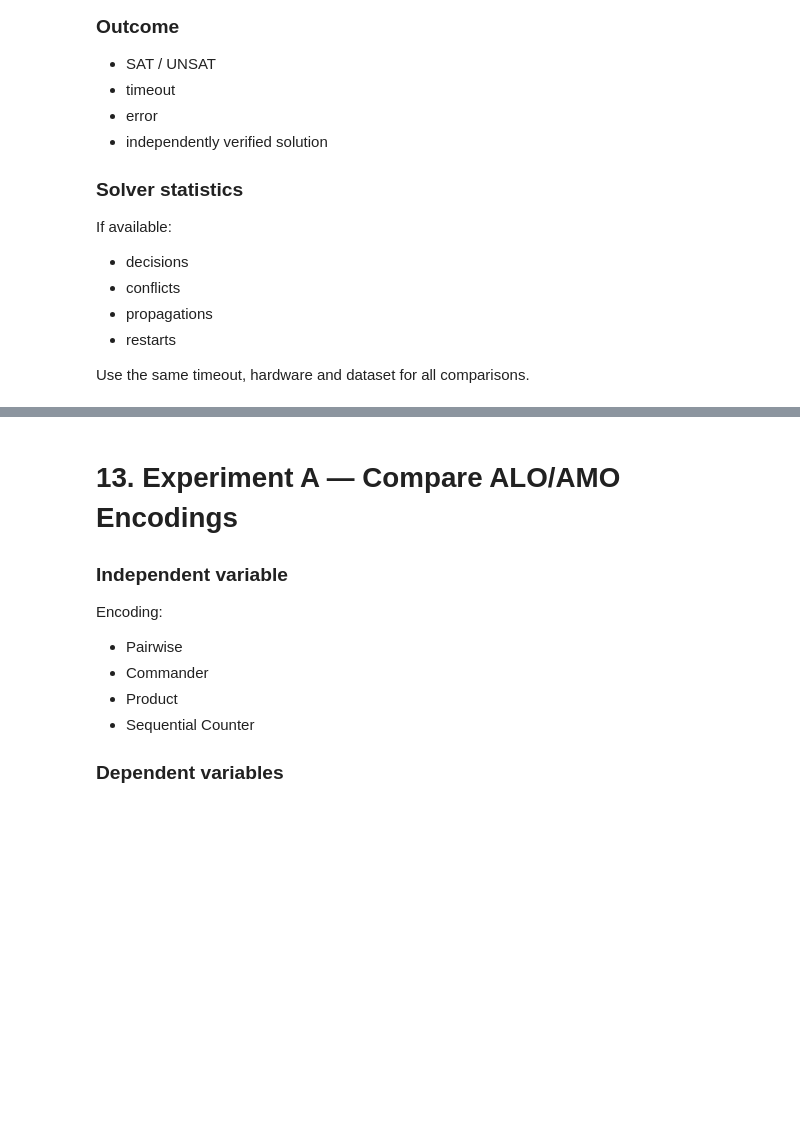
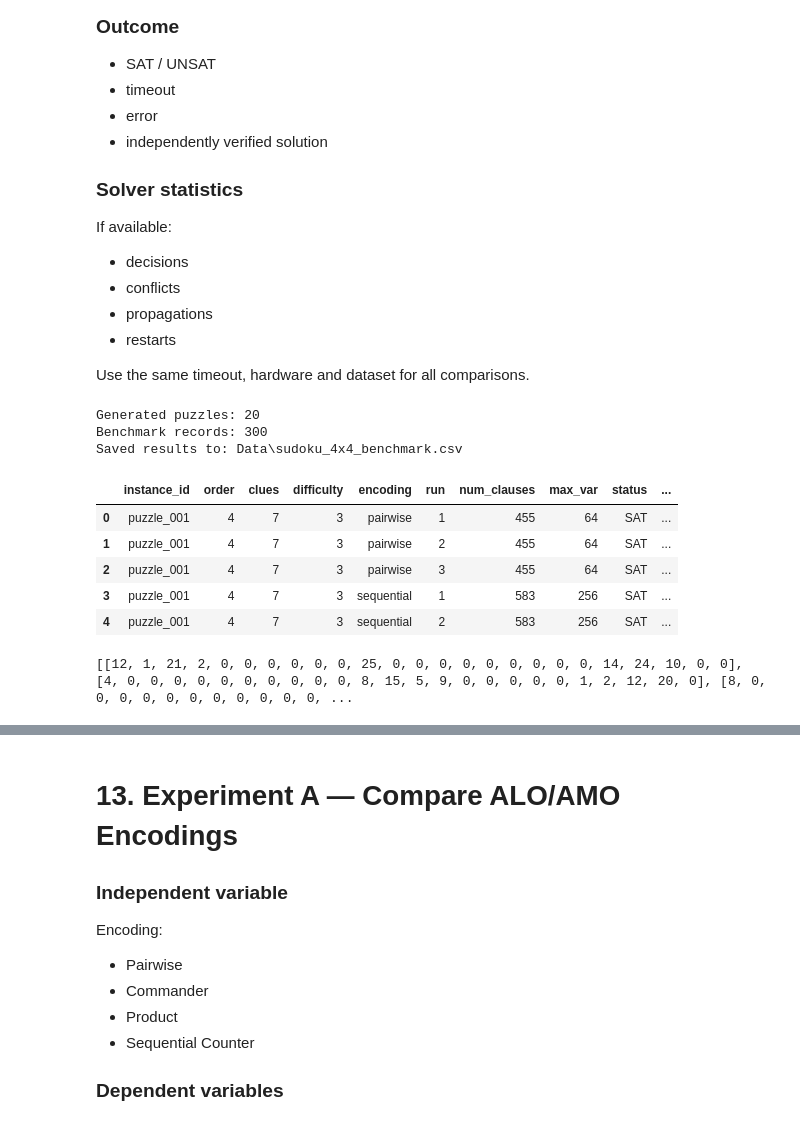
Before and after one commit to NDM07042006/Soduku_solvers, a Jupyter notebook: sudoku_sat_assignment_structure_fixed.ipynb, the cells around one changed output, grey strips where cells are left out. Saved outputs shown, nothing was run; the diff lists cells and outputs as text; code cells hidden in the pictures; blank space fills up the shorter version.

```diff
--- a/sudoku_sat_assignment_structure_fixed.ipynb
+++ b/sudoku_sat_assignment_structure_fixed.ipynb
@@ -474,9 +625,3 @@ def solve_cnf(clauses, solver_cls=Glucose3):
         return sat, model
     finally:
         solver.delete()
-# %%
-sat, model = solve_cnf(clauses1)
-if sat:
-    print("the problem has an answer")
-else:
-    print("the probelm has no answer")
@@ -709,10 +840,10 @@ def puzzle_key(grid):
 
 def collect_benchmark(
     n_puzzles=20,
-    difficulty=5,
+    difficulty=3,
     size=16,
-    encodings=("pairwise", "sequential"),
-    repeats=3,
+    encodings=("pairwise", "sequential", "Commander","Product", "Binary"),
+    repeats=1,
     csv_path="sudoku_benchmark.csv"
 ):
     """
@@ -812,6 +943,27 @@ def collect_benchmark(
     print(f"Saved results to: {csv_path}")
 
     return results_df, puzzles
+# %%
+results_df, puzzles = collect_benchmark(
+    n_puzzles=20,
+    difficulty=3,
+    size=4,
+    encodings=("pairwise", "sequential", "Commander","Product", "Binary"),
+    repeats=3,
+    csv_path="sudoku_4x4_benchmark.csv"
+)
+
+results_df.head()
+# %% [output]
+Generated puzzles: 20
+Benchmark records: 300
+Saved results to: Data\sudoku_4x4_benchmark.csv
+|  | instance_id | order | clues | difficulty | encoding | run | num_clauses | max_var | status | ... |
+| 0 | puzzle_001 | 4 | 7 | 3 | pairwise | 1 | 455 | 64 | SAT | ... |
+| 1 | puzzle_001 | 4 | 7 | 3 | pairwise | 2 | 455 | 64 | SAT | ... |
+| 2 | puzzle_001 | 4 | 7 | 3 | pairwise | 3 | 455 | 64 | SAT | ... |
+| 3 | puzzle_001 | 4 | 7 | 3 | sequential | 1 | 583 | 256 | SAT | ... |
+| 4 | puzzle_001 | 4 | 7 | 3 | sequential | 2 | 583 | 256 | SAT | ... |
 # %%
 
 
@@ -895,3 +1049,7 @@ def plot_benchmark(results_df, save_prefix="sudoku_benchmark"):
+# %%
+print(n)
+# %% [output]
+[[12, 1, 21, 2, 0, 0, 0, 0, 0, 0, 25, 0, 0, 0, 0, 0, 0, 0, 0, 0, 14, 24, 10, 0, 0], [4, 0, 0, 0, 0, 0, 0, 0, 0, 0, 0, 8, 15, 5, 9, 0, 0, 0, 0, 0, 1, 2, 12, 20, 0], [8, 0, 0, 0, 0, 0, 0, 0, 0, 0, 0, 0, ...
 # %%
 def solve_cplex_cp(grid):
 
```
Also changed, not shown: parts of 10 cells of this notebook, 13 other files.
